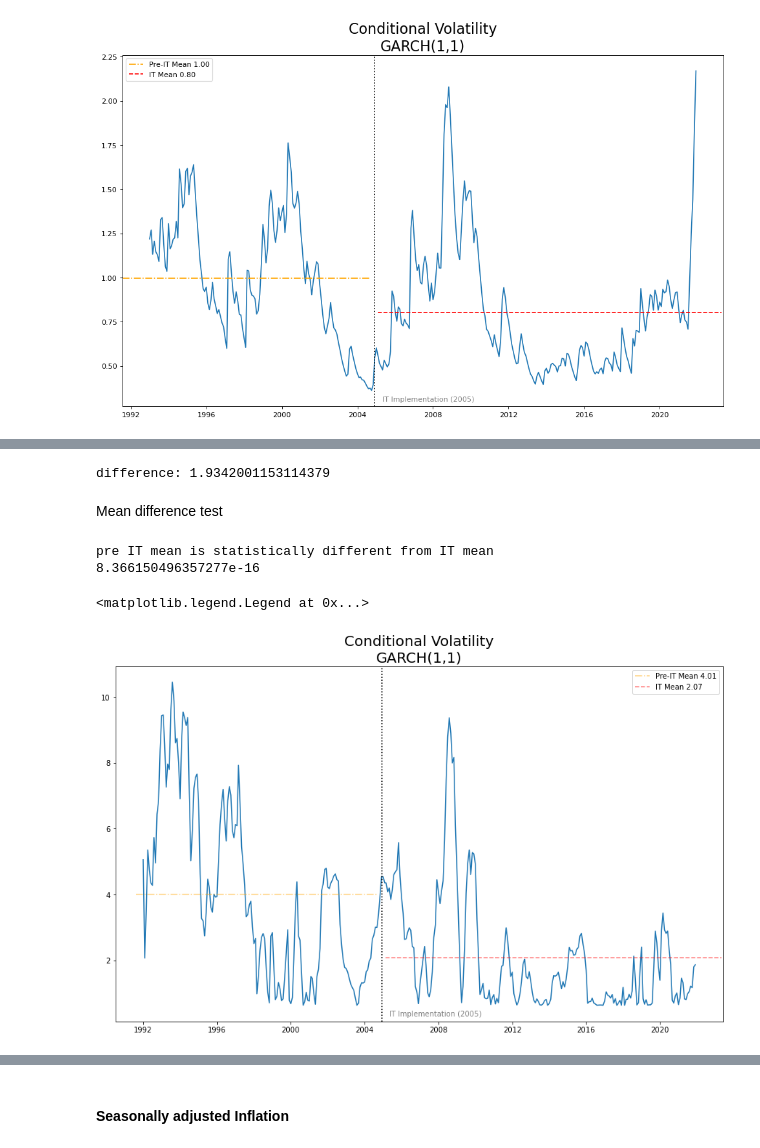
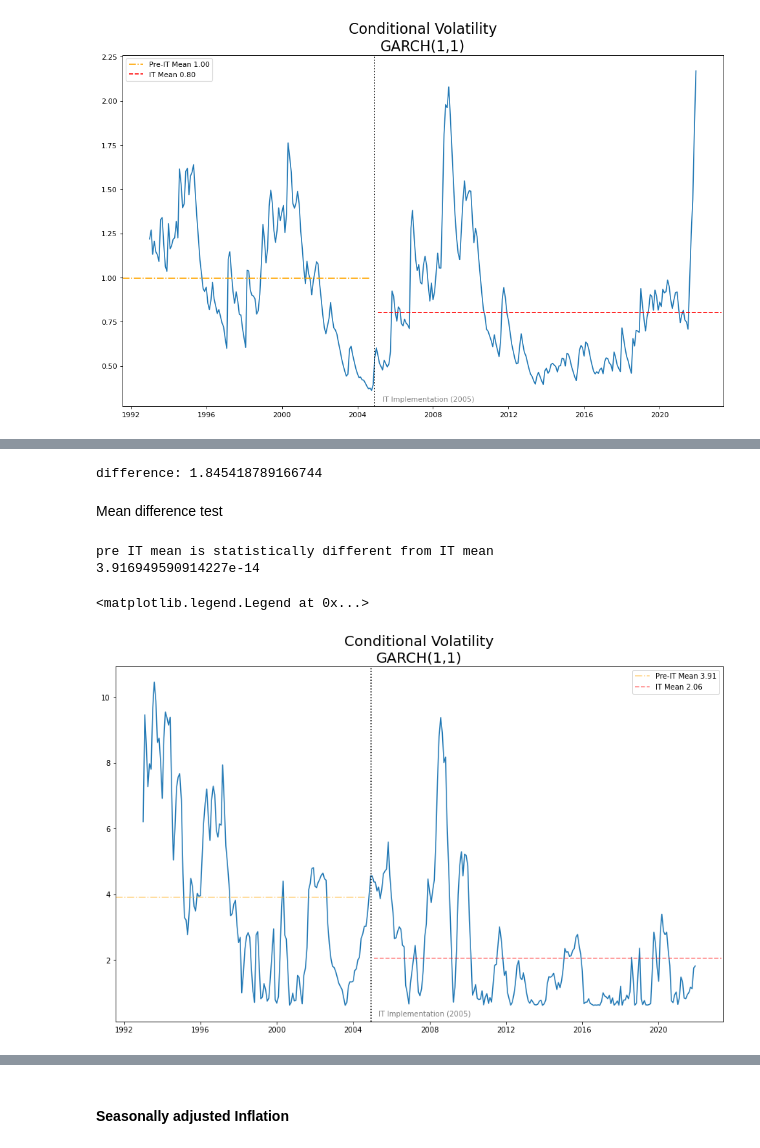
Before and after one commit to Marianojgm86/GARCH-CODES, a Jupyter notebook: 03_volatility_models.ipynb, the cells around one changed output, grey strips where cells are left out. Saved outputs shown, nothing was run; the diff lists cells and outputs as text; code cells hidden in the pictures.

```diff
--- a/03_volatility_models.ipynb
+++ b/03_volatility_models.ipynb
@@ -42,8 +42,8 @@ inf1 = inf1.drop("date", axis = 1)
 # %%
 # inf1.v_cpi.loc['1992-01-01':'2021-12-01'].plot()
 # %%
-simdf = inf1.loc['1992-01-01':'2021-12-01']
-predf = simdf.loc['1992-01-01':'2004-12-01']
+simdf = inf1.loc['1993-01-01':'2021-12-01']
+predf = simdf.loc['1993-01-01':'2004-12-01']
 itdf  = simdf.loc['2005-01-01':'2021-12-01']
 # %%
 # Ploting the data
@@ -185,6 +196,6 @@ plt.legend()
 # %%
 # GARCH(1,1)
-garch2 = arch.arch_model(simdf['v_cpi'], p=1, q=1, mean='ARX', rescale=False, dist='StudentsT', vol='garch')
-res2 = garch2.fit(disp=False)
-res2.summary()
+garch2 = arch.arch_model(simdf['v_cpi'], p=1, q=1, mean='Constant', rescale=False, dist='StudentsT', vol='garch')
+resa2 = garch2.fit(disp=False)
+resa2.summary()
 # %% [output]
@@ -212,18 +223,18 @@ Covariance estimator: robust
 # %%
 
 # Period averages and differences
-ITVolMean2b = res2.conditional_volatility.loc['2005-01-01':].mean()
-PreVolMean2b= res2.conditional_volatility.loc[:'2004-12-01'].mean()
+ITVolMean2b = resa2.conditional_volatility.loc['2005-01-01':].mean()
+PreVolMean2b= resa2.conditional_volatility.loc[:'2004-12-01'].mean()
 print('difference:', PreVolMean2b - ITVolMean2b)
 # %% [output]
-difference: 1.9342001153114379
+difference: 1.845418789166744
 # %% [markdown]
 Mean difference test
 # %%
 # Test de diferencia de medias std
 from scipy import stats
-t_check=stats.ttest_ind(res2.conditional_volatility.loc['2005-01-01':].values.tolist(),
-                        res2.conditional_volatility.loc[:'2004-12-01'].values.tolist())
+t_check=stats.ttest_ind(resa2.conditional_volatility.loc['2005-01-01':].values.tolist(),
+                        resa2.conditional_volatility.loc[:'2004-12-01'].values.tolist())
 t_check
 alpha=0.01
 if(t_check[1]<alpha):
@@ -231,25 +242,25 @@ if(t_check[1]<alpha):
     print(t_check[1])
 # %% [output]
 pre IT mean is statistically different from IT mean
-8.366150496357277e-16
+3.916949590914227e-14
 # %%
 # pd.to_datetime(df_m.index[20])
 x0 = (simdf.index.get_loc('1993-01-01'))/len(simdf.index)
 x1 = (simdf.index.get_loc('2004-12-01'))/len(simdf.index)
 x2 = (simdf.index.get_loc('2005-05-01'))/len(simdf.index)
 x3 = (simdf.index.get_loc('2021-12-01'))/len(simdf.index)
 plt.figure(figsize=(15,9))
-plt.plot(res2.conditional_volatility)
+plt.plot(resa2.conditional_volatility)
 # res2.conditional_volatility.rolling(24).mean().plot(figsize=(15,9))
 plt.title('Conditional Volatility\nGARCH(1,1)', fontsize=20)
 plt.axvline(x=pd.to_datetime('2004-12-01'), color='black', linestyle=':')
 plt.text(pd.to_datetime('2005-05-01'),0.30, 'IT Implementation (2005)', fontsize=10, alpha=0.5)
 plt.axhline(xmin=x0, xmax=x1, y=PreVolMean2b, color='orange', alpha = 0.5, linestyle='-.', label='Pre-IT Mean {:.2f}'.format(PreVolMean2b))
 plt.axhline(xmin=x2, xmax=x3, y=ITVolMean2b, color='r', alpha = 0.5, linestyle='--', label='IT Mean {:.2f}'.format(ITVolMean2b))
 plt.legend()
 # %% [output]
 <matplotlib.legend.Legend at 0x...>
-[figure, old version]
+[figure, new version]
 # %% [markdown]
 ### ARMA(p,q) / GARCH(p,q) model
 
```
Also changed, not shown: parts of 55 cells of this notebook, 3 other files.
